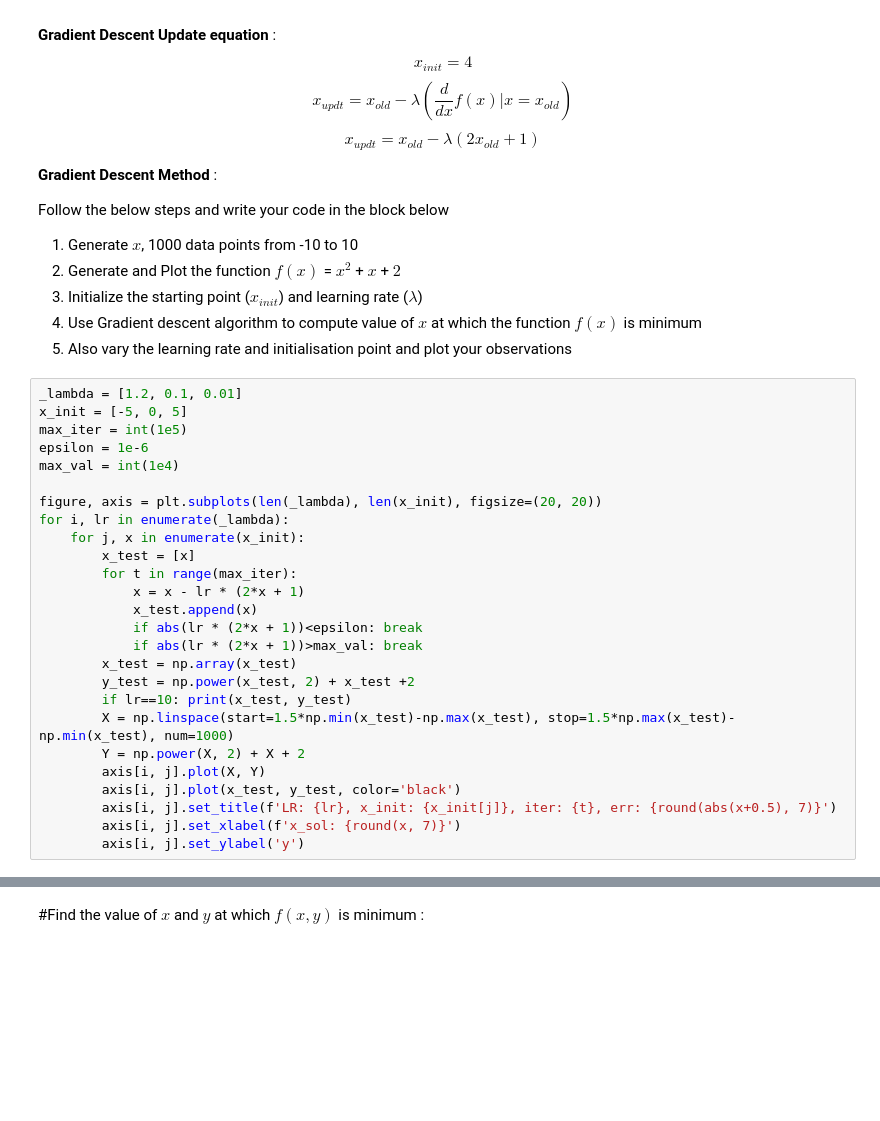
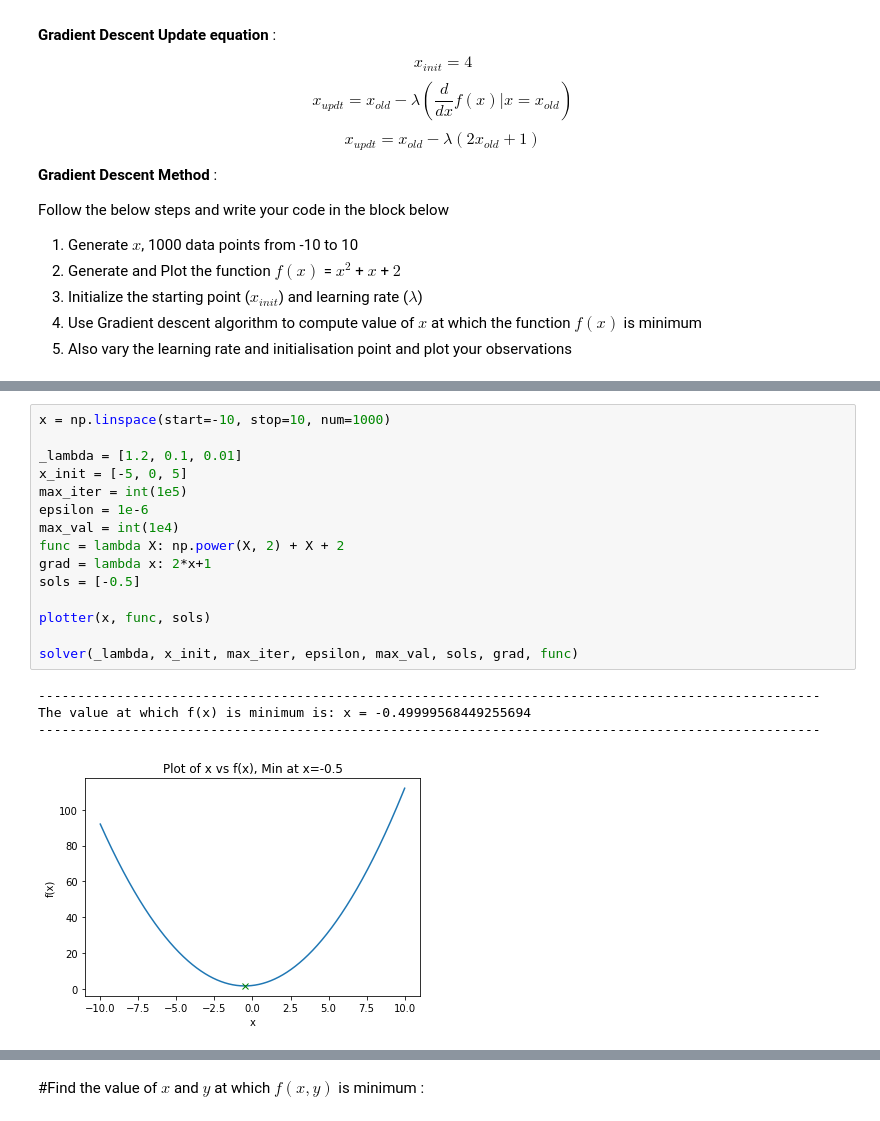
Before and after one commit to shashankp28/PRML-Lab-22, a Jupyter notebook: Assignment_3/Lab_3_Convex_Optimisation.ipynb, the cells around one changed output, grey strips where cells are left out. Cells and saved outputs as stored; diff of their text form; blank space fills up the shorter version.

Commit message:
2D solver done now 3D solver

```diff
--- a/Assignment_3/Lab_3_Convex_Optimisation.ipynb
+++ b/Assignment_3/Lab_3_Convex_Optimisation.ipynb
@@ -35,29 +130,3 @@ Follow the below steps and write your code in the block below
 3. Initialize the starting point ($x_{init}$) and learning rate ($\lambda$)
 4. Use Gradient descent algorithm to compute value of $x$ at which the function $f(x)$ is minimum
 5. Also vary the learning rate and initialisation point and plot your observations
-# %%
-_lambda = [1.2, 0.1, 0.01]
-x_init = [-5, 0, 5]
-max_iter = int(1e5)
-epsilon = 1e-6
-max_val = int(1e4)
-
-figure, axis = plt.subplots(len(_lambda), len(x_init), figsize=(20, 20))
-for i, lr in enumerate(_lambda):
-    for j, x in enumerate(x_init):
-        x_test = [x]
-        for t in range(max_iter):
-            x = x - lr * (2*x + 1)
-            x_test.append(x)
-            if abs(lr * (2*x + 1))<epsilon: break
-            if abs(lr * (2*x + 1))>max_val: break
-        x_test = np.array(x_test)
-        y_test = np.power(x_test, 2) + x_test +2
-        if lr==10: print(x_test, y_test)
-        X = np.linspace(start=1.5*np.min(x_test)-np.max(x_test), stop=1.5*np.max(x_test)-np.min(x_test), num=1000)
-        Y = np.power(X, 2) + X + 2
-        axis[i, j].plot(X, Y)
-        axis[i, j].plot(x_test, y_test, color='black')
-        axis[i, j].set_title(f'LR: {lr}, x_init: {x_init[j]}, iter: {t}, err: {round(abs(x+0.5), 7)}')
-        axis[i, j].set_xlabel(f'x_sol: {round(x, 7)}')
-        axis[i, j].set_ylabel('y')
@@ -65,0 +133,20 @@ for i, lr in enumerate(_lambda):
+# %%
+x = np.linspace(start=-10, stop=10, num=1000)
+
+_lambda = [1.2, 0.1, 0.01]
+x_init = [-5, 0, 5]
+max_iter = int(1e5)
+epsilon = 1e-6
+max_val = int(1e4)
+func = lambda X: np.power(X, 2) + X + 2
+grad = lambda x: 2*x+1
+sols = [-0.5]
+
+plotter(x, func, sols)
+
+solver(_lambda, x_init, max_iter, epsilon, max_val, sols, grad, func)
+# %% [output]
+----------------------------------------------------------------------------------------------------
+The value at which f(x) is minimum is: x = -0.49999568449255694
+----------------------------------------------------------------------------------------------------
+[figure, added]
```
Also changed, not shown: parts of 11 cells of this notebook.
